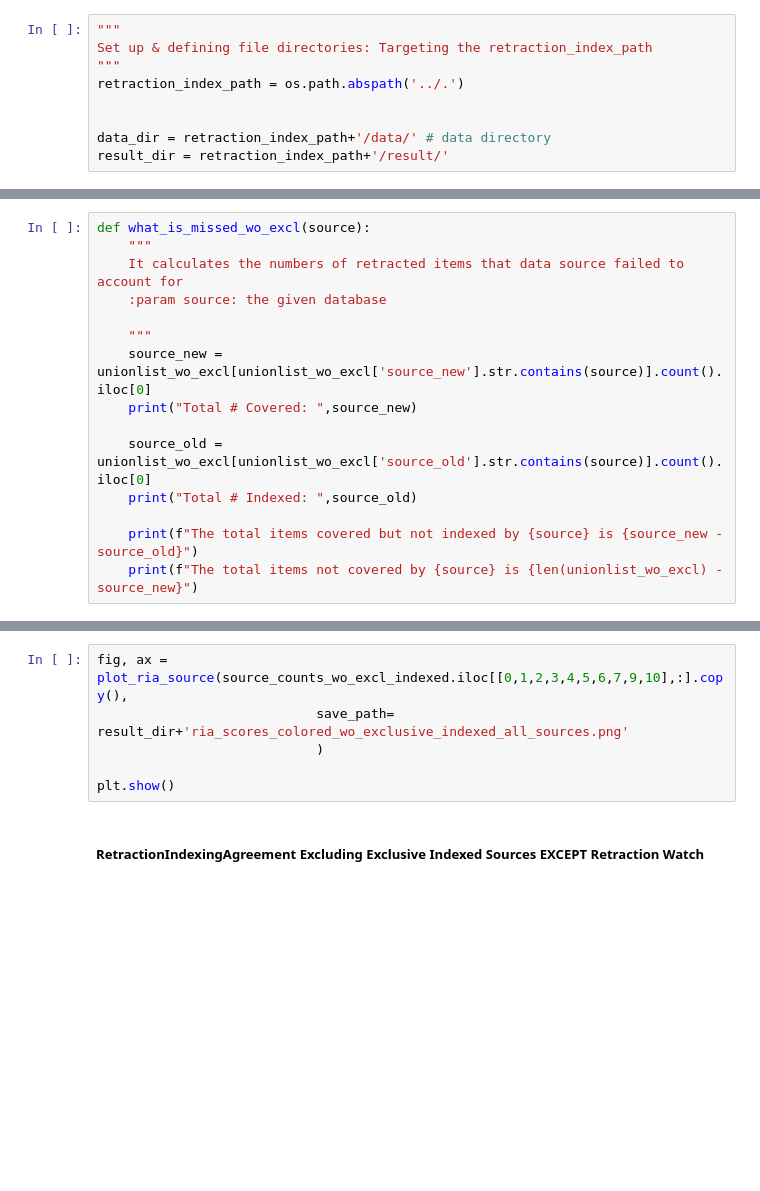
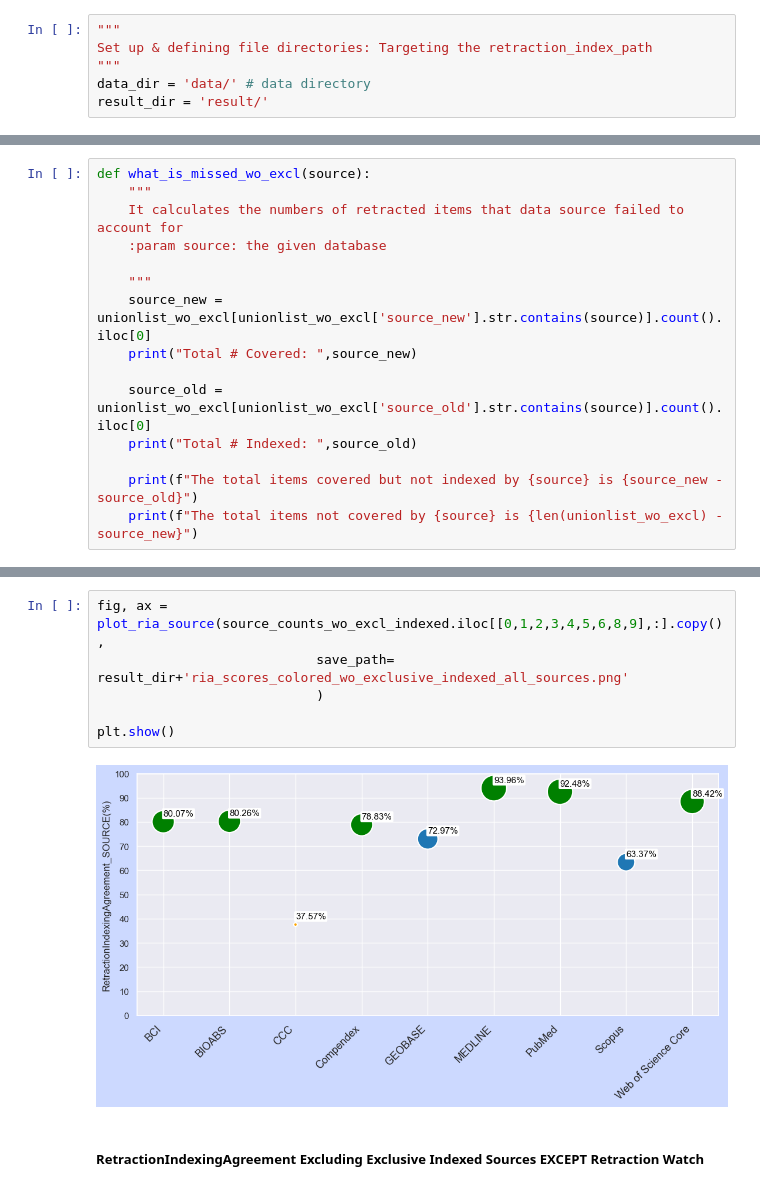
Before and after one commit to infoqualitylab/retraction-indexing-agreement, a Jupyter notebook: src/Step7_ OtherInPaperAnalysis.ipynb, the cells around one changed output, grey strips where cells are left out. Saved outputs shown, nothing was run; the diff lists cells and outputs as text; blank space fills up the shorter version.

```diff
--- a/src/Step7_ OtherInPaperAnalysis.ipynb
+++ b/src/Step7_ OtherInPaperAnalysis.ipynb
@@ -45,11 +45,8 @@ from itertools import combinations
 """
 Set up & defining file directories: Targeting the retraction_index_path
 """
-retraction_index_path = os.path.abspath('../.')
-
-
-data_dir = retraction_index_path+'/data/' # data directory
-result_dir = retraction_index_path+'/result/'
+data_dir = 'data/' # data directory
+result_dir = 'result/'
 # %%
 # Supply the date of coverage check for all the sources from Step 3 pipeline ({source}_coverednotindexed_{date}.csv)
 date_coverage = {
@@ -554,9 +777,11 @@ source_counts_wo_excl_indexed
 # %%
-fig, ax = plot_ria_source(source_counts_wo_excl_indexed.iloc[[0,1,2,3,4,5,6,7,9,10],:].copy(),
+fig, ax = plot_ria_source(source_counts_wo_excl_indexed.iloc[[0,1,2,3,4,5,6,8,9],:].copy(),
                             save_path= result_dir+'ria_scores_colored_wo_exclusive_indexed_all_sources.png'
                             )
 
 plt.show()
+# %% [output]
+[figure, added]
 # %% [markdown]
 ##### RetractionIndexingAgreement Excluding Exclusive Indexed Sources EXCEPT Retraction Watch
 # %%
```
Also changed, not shown: parts of 78 cells of this notebook.
